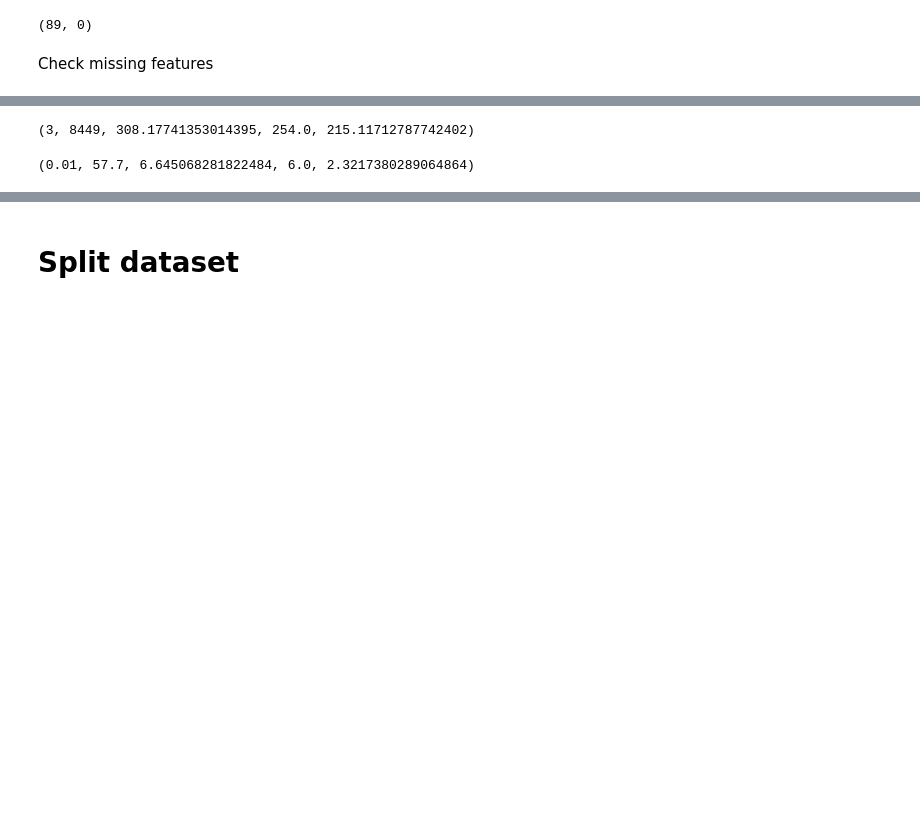
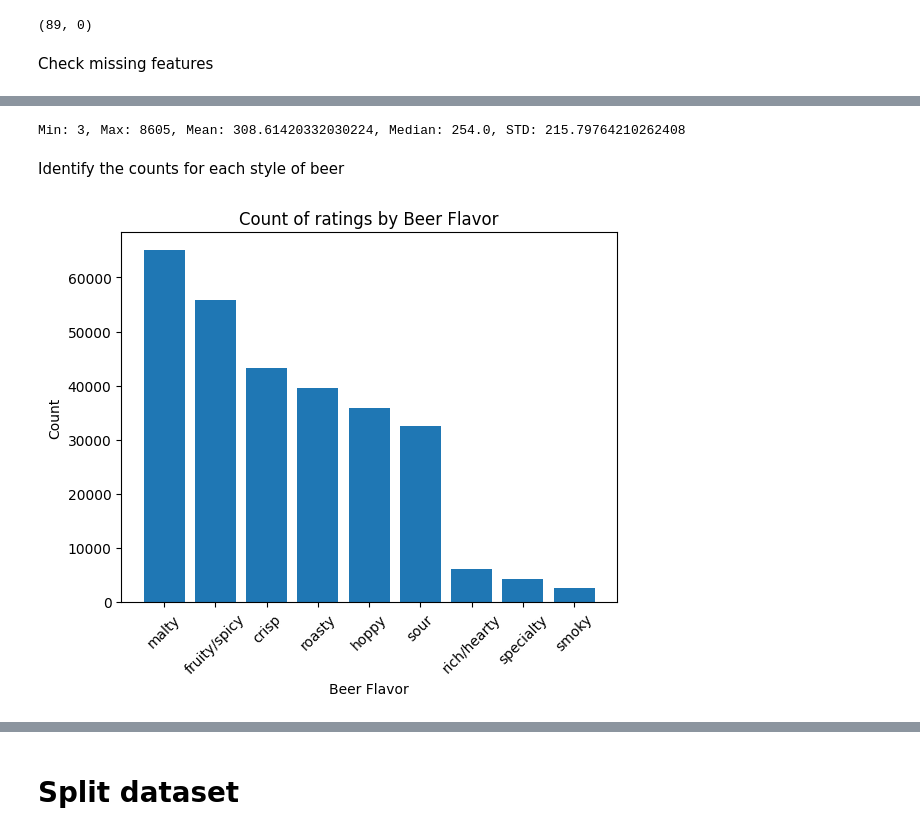
Before and after one commit to EdwardLinS/CSE158-BryanEdwardJesse, a Jupyter notebook: beers/notebook.ipynb, the cells around one changed output, grey strips where cells are left out. Saved outputs shown, nothing was run; the diff lists cells and outputs as text; code cells hidden in the pictures; blank space fills up the shorter version.

```diff
--- a/beers/notebook.ipynb
+++ b/beers/notebook.ipynb
@@ -81,2 +82,14 @@ allKeys = set(rawRatings[0].keys())
 # %% [markdown]
 Check missing features
+# %%
+import json
+
+with open('beer_mapping.json') as f:
+    beerFlavorMapping = json.load(f)
+
+def findFlavor(style: str) -> str:
+    for flavor in beerFlavorMapping:
+        if style in beerFlavorMapping[flavor]:
+            return flavor
+
+beerFlavorMapping.keys()
@@ -92,4 +107,5 @@ cleanedRatings = []
 
 for rating in rawRatings:
     if not checkMissingFeatures(rating):
+        rating['beer/flavor'] = findFlavor(rating['beer/style'])
         cleanedRatings.append(rating)
@@ -165,10 +133,18 @@ def getStats(data: list[int]) -> tuple:
 # %%
 reviewLenMin, reviewLenMax, reviewLenMean, reviewLenMedian, reviewLenSTD = getStats(reviewLens)
-reviewLenMin, reviewLenMax, reviewLenMean, reviewLenMedian, reviewLenSTD
+print(f'Min: {reviewLenMin}, Max: {reviewLenMax}, Mean: {reviewLenMean}, Median: {reviewLenMedian}, STD: {reviewLenSTD}')
 # %% [output]
-(3, 8449, 308.17741353014395, 254.0, 215.11712787742402)
+Min: 3, Max: 8605, Mean: 308.61420332030224, Median: 254.0, STD: 215.79764210262408
-# %%
-abvMin, abvMax, abvMean, abvMedian, abvSTD = getStats(beerABVs)
-abvMin, abvMax, abvMean, abvMedian, abvSTD
-# %% [output]
-(0.01, 57.7, 6.645068281822484, 6.0, 2.3217380289064864)
+# %%
+beerDF = pd.DataFrame(cleanedRatings)
+# %% [markdown]
+Identify the counts for each style of beer
+# %%
+graph = plt.bar(beerDF['beer/flavor'].unique(), beerDF['beer/flavor'].value_counts())
+plt.title('Count of ratings by Beer Flavor')
+plt.xlabel('Beer Flavor')
+plt.ylabel('Count')
+plt.xticks(rotation=45)
+plt.show()
+# %% [output]
+[figure, added]
```
Also changed, not shown: parts of 20 cells of this notebook.
